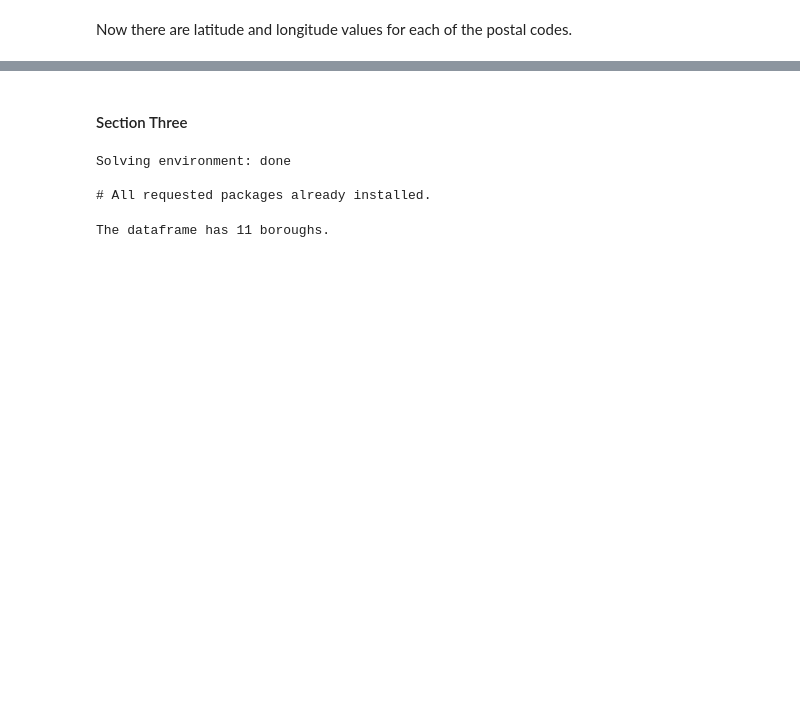
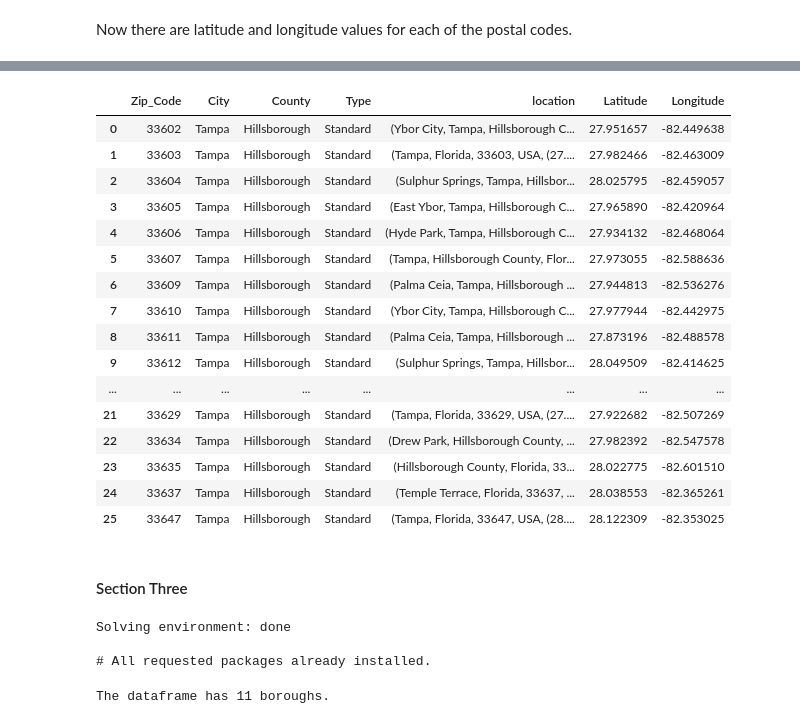
Before and after one commit to jeffreygdupree/Coursera_Capstone, a Jupyter notebook: New Facility Location Selection Notebook.ipynb, the cells around one changed output, grey strips where cells are left out. Cells and saved outputs as stored; diff of their text form; code cells hidden in the pictures; blank space fills up the shorter version.

```diff
--- a/New Facility Location Selection Notebook.ipynb
+++ b/New Facility Location Selection Notebook.ipynb
@@ -225,3 +157,23 @@ df.loc[df['Latitude'] != 0]
+# %%
+df
+# %% [output]
+|  | Zip_Code | City | County | Type | location | Latitude | Longitude |
+| 0 | 33602 | Tampa | Hillsborough | Standard | (Ybor City, Tampa, Hillsborough C... | 27.951657 | -82.449638 |
+| 1 | 33603 | Tampa | Hillsborough | Standard | (Tampa, Florida, 33603, USA, (27.... | 27.982466 | -82.463009 |
+| 2 | 33604 | Tampa | Hillsborough | Standard | (Sulphur Springs, Tampa, Hillsbor... | 28.025795 | -82.459057 |
+| 3 | 33605 | Tampa | Hillsborough | Standard | (East Ybor, Tampa, Hillsborough C... | 27.965890 | -82.420964 |
+| 4 | 33606 | Tampa | Hillsborough | Standard | (Hyde Park, Tampa, Hillsborough C... | 27.934132 | -82.468064 |
+| 5 | 33607 | Tampa | Hillsborough | Standard | (Tampa, Hillsborough County, Flor... | 27.973055 | -82.588636 |
+| 6 | 33609 | Tampa | Hillsborough | Standard | (Palma Ceia, Tampa, Hillsborough ... | 27.944813 | -82.536276 |
+| 7 | 33610 | Tampa | Hillsborough | Standard | (Ybor City, Tampa, Hillsborough C... | 27.977944 | -82.442975 |
+| 8 | 33611 | Tampa | Hillsborough | Standard | (Palma Ceia, Tampa, Hillsborough ... | 27.873196 | -82.488578 |
+| 9 | 33612 | Tampa | Hillsborough | Standard | (Sulphur Springs, Tampa, Hillsbor... | 28.049509 | -82.414625 |
+| ... | ... | ... | ... | ... | ... | ... | ... |
+| 21 | 33629 | Tampa | Hillsborough | Standard | (Tampa, Florida, 33629, USA, (27.... | 27.922682 | -82.507269 |
+| 22 | 33634 | Tampa | Hillsborough | Standard | (Drew Park, Hillsborough County, ... | 27.982392 | -82.547578 |
+| 23 | 33635 | Tampa | Hillsborough | Standard | (Hillsborough County, Florida, 33... | 28.022775 | -82.601510 |
+| 24 | 33637 | Tampa | Hillsborough | Standard | (Temple Terrace, Florida, 33637, ... | 28.038553 | -82.365261 |
+| 25 | 33647 | Tampa | Hillsborough | Standard | (Tampa, Florida, 33647, USA, (28.... | 28.122309 | -82.353025 |
 # %% [markdown]
 #### Section Three
 # %%
```
Also changed, not shown: parts of 23 cells of this notebook.
